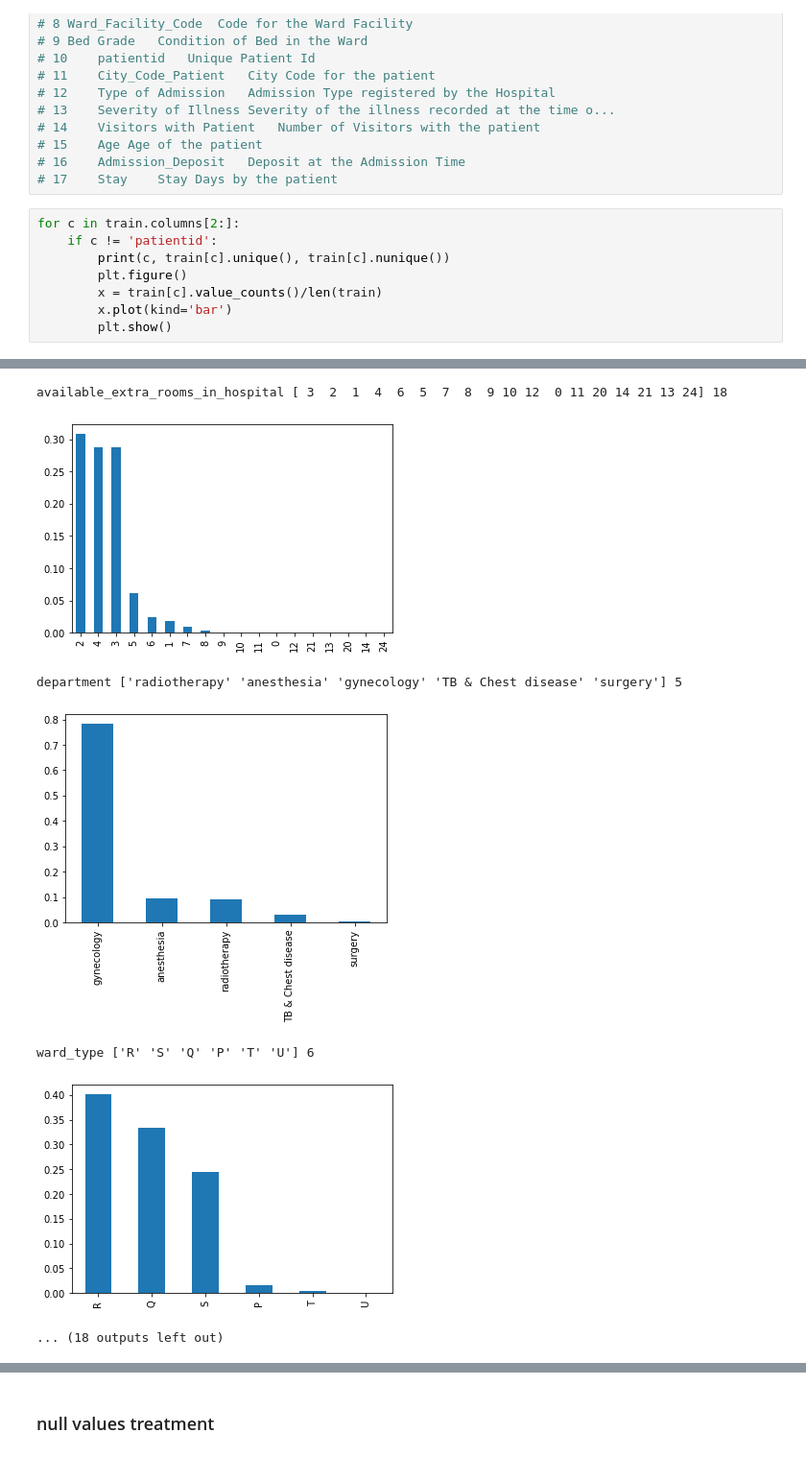
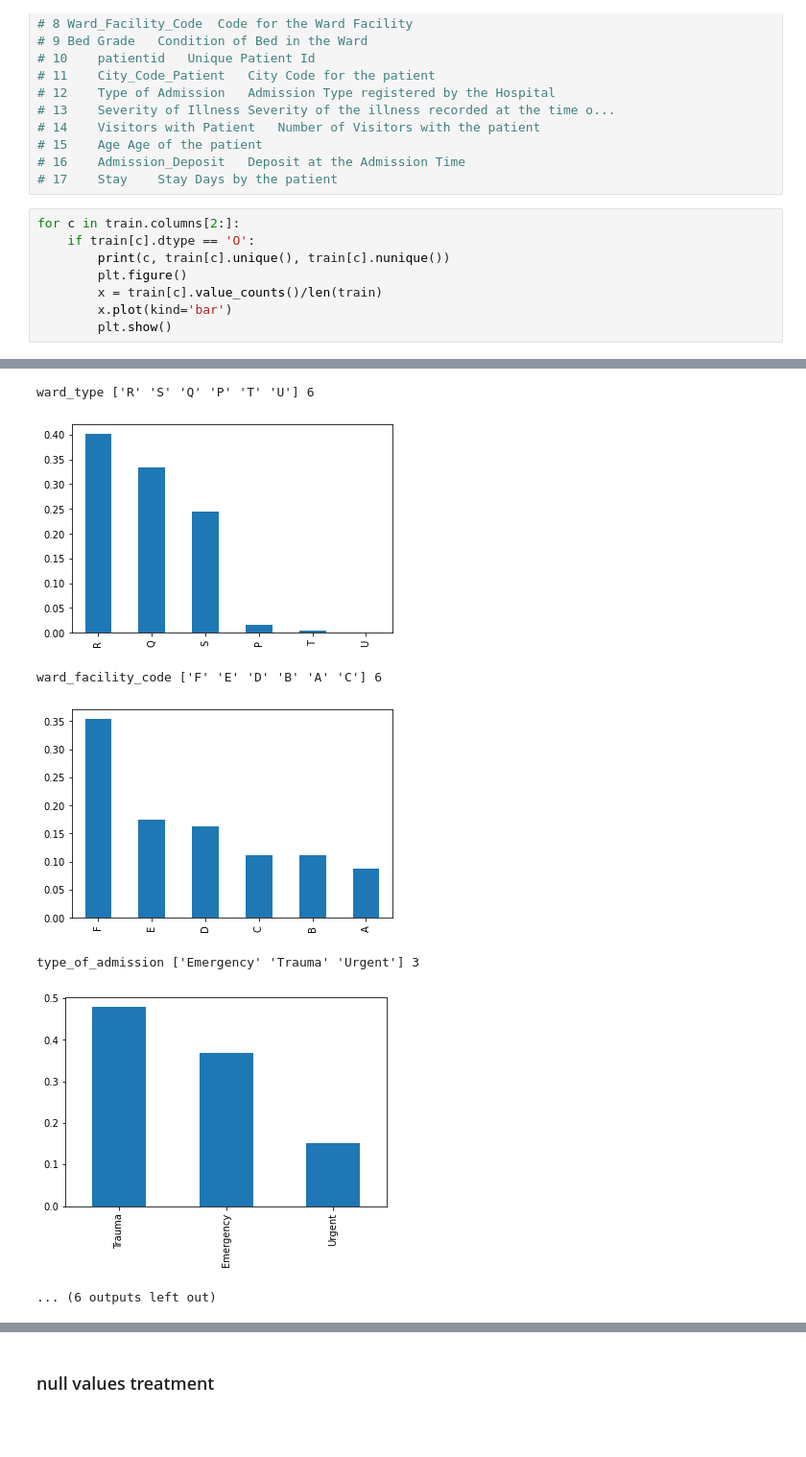
Before and after one commit to vivekmehendiratta/Length-of-Stay-prediction, a Jupyter notebook: EDA.ipynb, the cells around one changed output, grey strips where cells are left out. Shown at 96% size. Saved outputs shown, nothing was run; the diff lists cells and outputs as text; blank space fills up the shorter version.

```diff
--- a/EDA.ipynb
+++ b/EDA.ipynb
@@ -219,7 +222,7 @@ train.groupby('stay')['available_extra_rooms_in_hospital'].agg(['mean', 'std'])
 # 17	Stay	Stay Days by the patient
 # %%
 for c in train.columns[2:]:
-    if c != 'patientid':
+    if train[c].dtype == 'O':
         print(c, train[c].unique(), train[c].nunique())
         plt.figure()
         x = train[c].value_counts()/len(train)
@@ -235,7 +238,7 @@ hospital_region_code ['Z' 'X' 'Y'] 3
-available_extra_rooms_in_hospital [ 3  2  1  4  6  5  7  8  9 10 12  0 11 20 14 21 13 24] 18
+ward_type ['R' 'S' 'Q' 'P' 'T' 'U'] 6
-[figure, old version]
+[figure, new version]
-department ['radiotherapy' 'anesthesia' 'gynecology' 'TB & Chest disease' 'surgery'] 5
+ward_facility_code ['F' 'E' 'D' 'B' 'A' 'C'] 6
-[figure, old version]
+[figure, new version]
-ward_type ['R' 'S' 'Q' 'P' 'T' 'U'] 6
+type_of_admission ['Emergency' 'Trauma' 'Urgent'] 3
-[figure, old version]
+[figure, new version]
-... (18 outputs left out)
+... (6 outputs left out)
```
Also changed, not shown: parts of 27 cells of this notebook, 4 other files.
